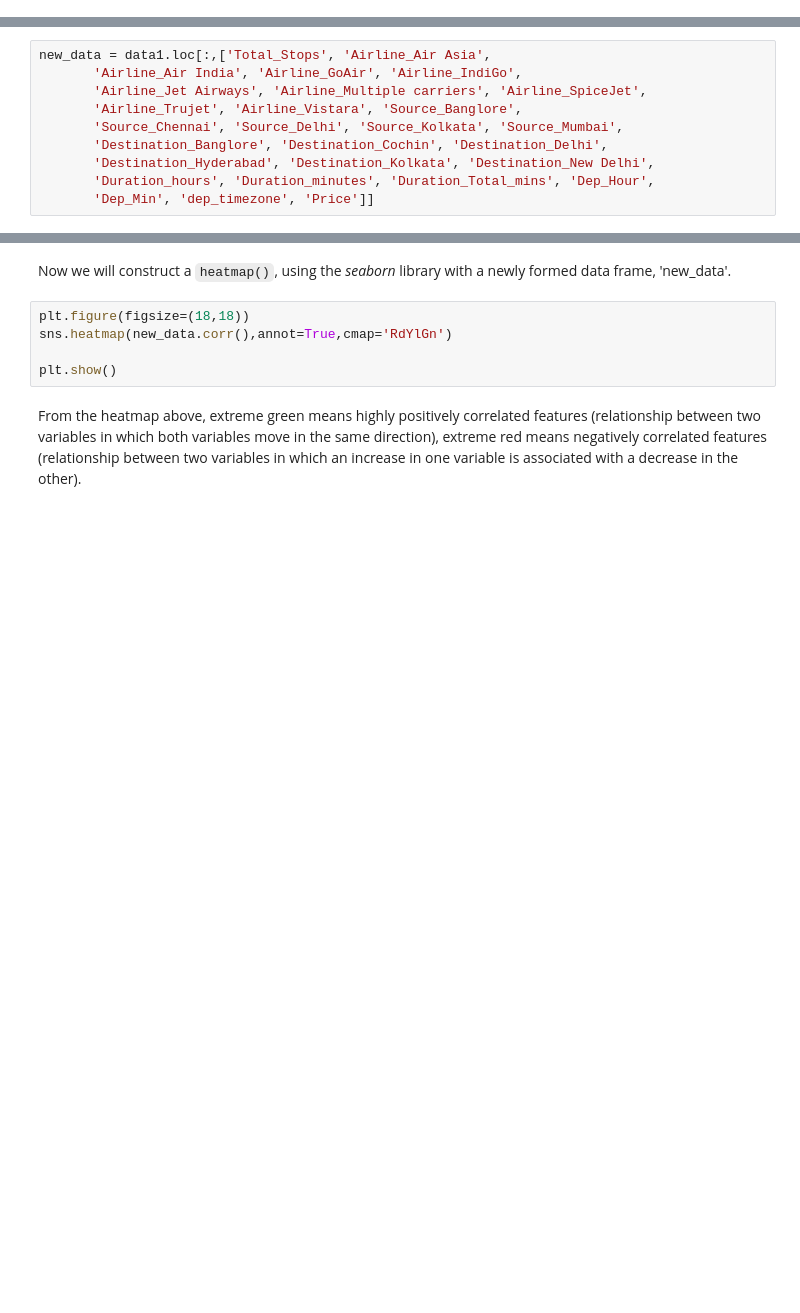
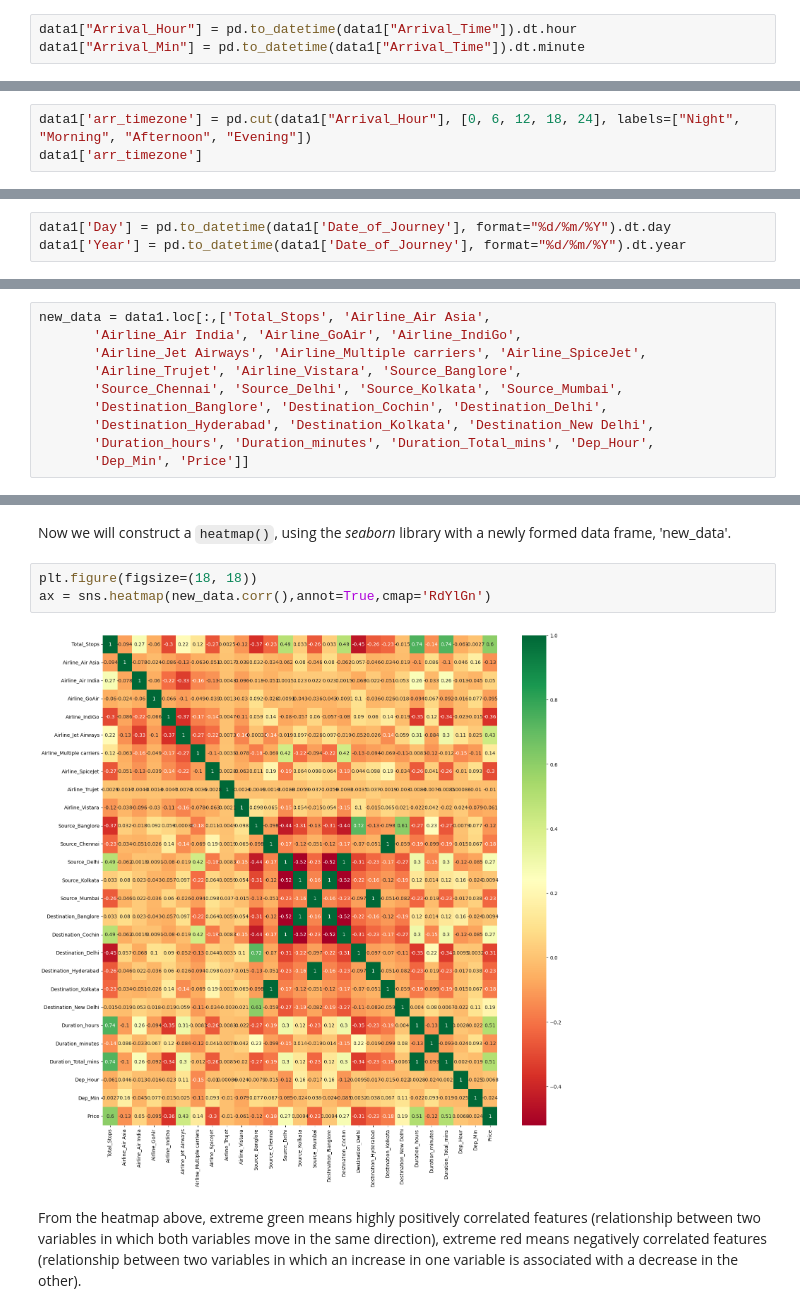
Before and after one commit to markohey/IBM_Coursera, a Jupyter notebook: Feature_Engineering_Lab.ipynb, the cells around one changed output, grey strips where cells are left out. Saved outputs shown, nothing was run; the diff lists cells and outputs as text; blank space fills up the shorter version.

```diff
--- a/Feature_Engineering_Lab.ipynb
+++ b/Feature_Engineering_Lab.ipynb
@@ -293,3 +330,6 @@ Now, let's transform the 'Arrival_Time' column.
+# %%
+data1["Arrival_Hour"] = pd.to_datetime(data1["Arrival_Time"]).dt.hour
+data1["Arrival_Min"] = pd.to_datetime(data1["Arrival_Time"]).dt.minute
 # %% [markdown]
 <details>
 <summary><strong>Solution</strong> (Click Here)</summary>
@@ -317,0 +370,3 @@ Now, let's transform the 'Arrival_Time' column into its corresponding time zones
+# %%
+data1['arr_timezone'] = pd.cut(data1["Arrival_Hour"], [0, 6, 12, 18, 24], labels=["Night", "Morning", "Afternoon", "Evening"])
+data1['arr_timezone']
@@ -342,3 +409,6 @@ Now, let's create 'Day' and 'Year' columns in a similar way.
+# %%
+data1['Day'] = pd.to_datetime(data1['Date_of_Journey'], format="%d/%m/%Y").dt.day
+data1['Year'] = pd.to_datetime(data1['Date_of_Journey'], format="%d/%m/%Y").dt.year
 # %% [markdown]
 <details>
 <summary><strong>Solution</strong> (Click Here)</summary>
@@ -372,4 +455,4 @@ new_data = data1.loc[:,['Total_Stops', 'Airline_Air Asia',
        'Destination_Banglore', 'Destination_Cochin', 'Destination_Delhi',
        'Destination_Hyderabad', 'Destination_Kolkata', 'Destination_New Delhi',
        'Duration_hours', 'Duration_minutes', 'Duration_Total_mins', 'Dep_Hour',
-       'Dep_Min', 'dep_timezone', 'Price']]
+       'Dep_Min', 'Price']]
@@ -376,10 +469,10 @@ new_data = data1.loc[:,['Total_Stops', 'Airline_Air Asia',
 # %% [markdown]
 Now we will construct a `heatmap()`, using the *seaborn* library with a newly formed data frame, 'new_data'.
 # %%
-plt.figure(figsize=(18,18))
-sns.heatmap(new_data.corr(),annot=True,cmap='RdYlGn')
-
-plt.show()
+plt.figure(figsize=(18, 18))
+ax = sns.heatmap(new_data.corr(),annot=True,cmap='RdYlGn')
+# %% [output]
+[figure, added]
 # %% [markdown]
 From the heatmap above, extreme green means highly positively correlated features (relationship between two variables in which both variables move in the same direction), extreme red means negatively correlated features (relationship between two variables in which an increase in one variable is associated with a decrease in the other).
 # %% [markdown]
```
Also changed, not shown: parts of 21 cells of this notebook.
